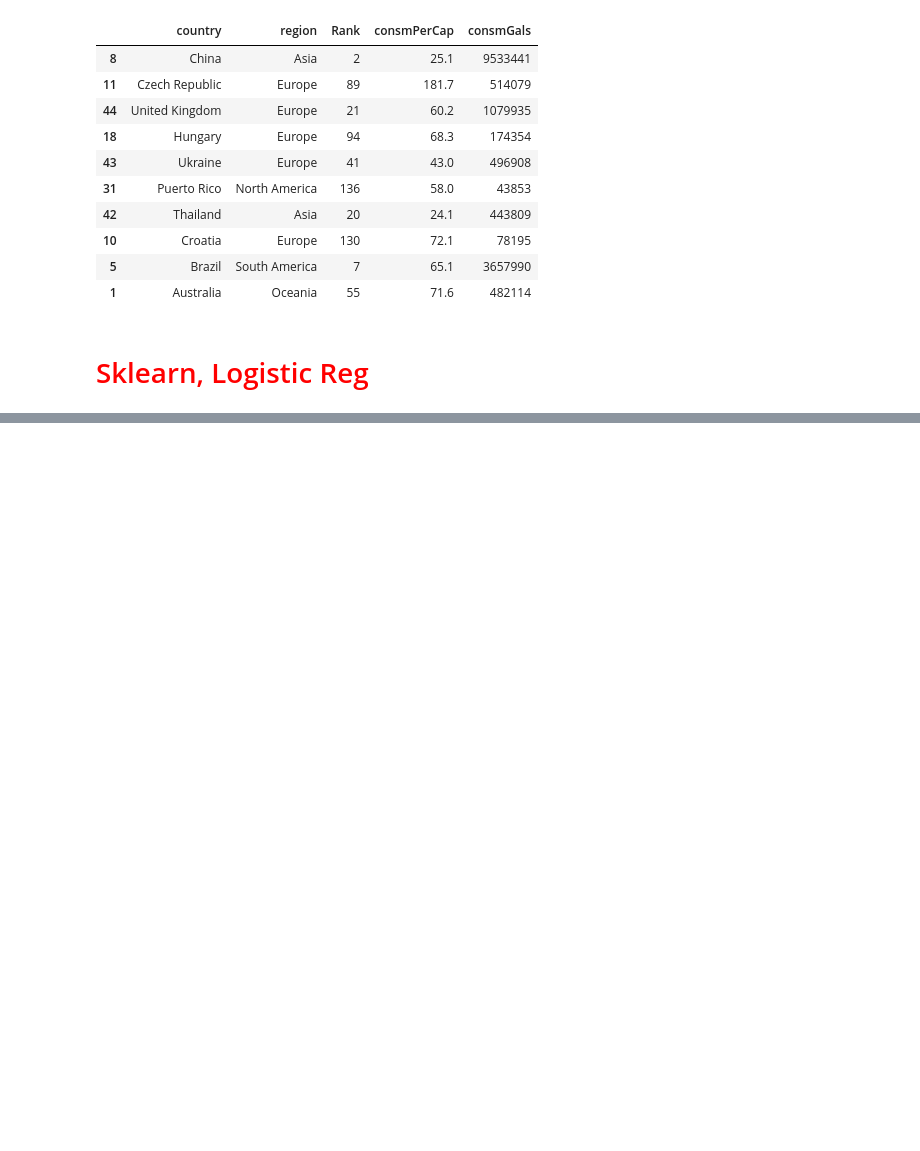
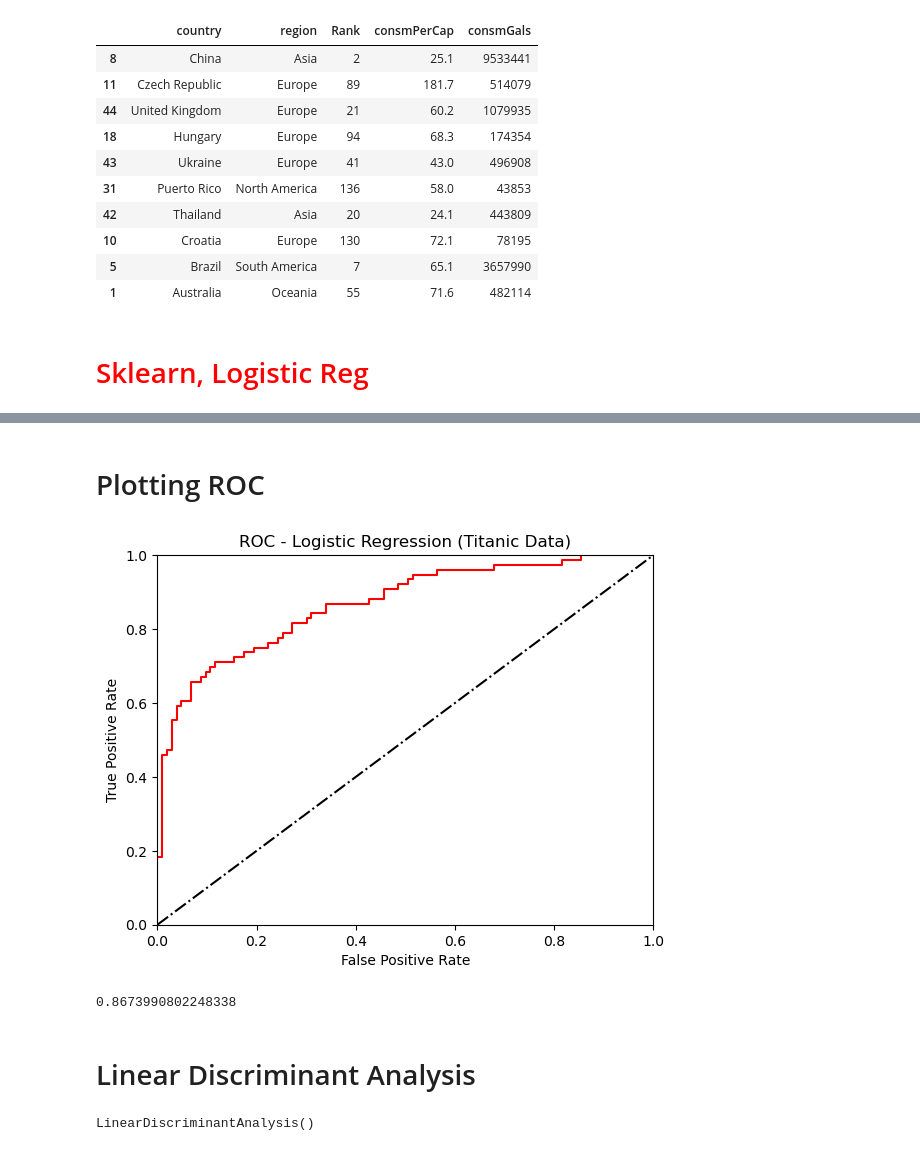
Before and after one commit to RasimBa/Machine-Learning-with-Python, a Jupyter notebook: jupyter files/Machine_Learning_Course.ipynb, the cells around one changed output, grey strips where cells are left out. Saved outputs shown, nothing was run; the diff lists cells and outputs as text; code cells hidden in the pictures; blank space fills up the shorter version.

```diff
--- a/jupyter files/Machine_Learning_Course.ipynb
+++ b/jupyter files/Machine_Learning_Course.ipynb
@@ -544,0 +667,3 @@ beer_data.groupby(['country','region'], as_index = False)[['Rank','consmPerCap',
+# %%
+# Fit the model to the training data
+logit.fit(X_train, Y_train)
@@ -544,0 +739,2 @@ beer_data.groupby(['country','region'], as_index = False)[['Rank','consmPerCap',
+# %% [markdown]
+# Plotting ROC
@@ -544,0 +743,23 @@ beer_data.groupby(['country','region'], as_index = False)[['Rank','consmPerCap',
+# %%
+prob = logit.predict_proba(X_test)
+# %%
+pred = prob[:,1]
+# %%
+fpr, tpr, threshold = metrics.roc_curve(Y_test, pred)
+# %%
+plt.title('ROC - Logistic Regression (Titanic Data)')
+plt.plot(fpr, tpr, 'r')
+plt.plot([0, 1], [0, 1],'k-.')
+plt.xlim([0, 1])
+plt.ylim([0, 1])
+plt.ylabel('True Positive Rate')
+plt.xlabel('False Positive Rate')
+plt.show()
+# %% [output]
+[figure, added]
+# %%
+metrics.roc_auc_score(Y_test, pred)
+# %% [output]
+0.8673990802248338
+# %% [markdown]
+# Linear Discriminant Analysis
@@ -544,0 +770,4 @@ beer_data.groupby(['country','region'], as_index = False)[['Rank','consmPerCap',
+# %%
+lda.fit(X_train, Y_train)
+# %% [output]
+LinearDiscriminantAnalysis()
```
Also changed, not shown: parts of 47 cells of this notebook, 7 other files.
